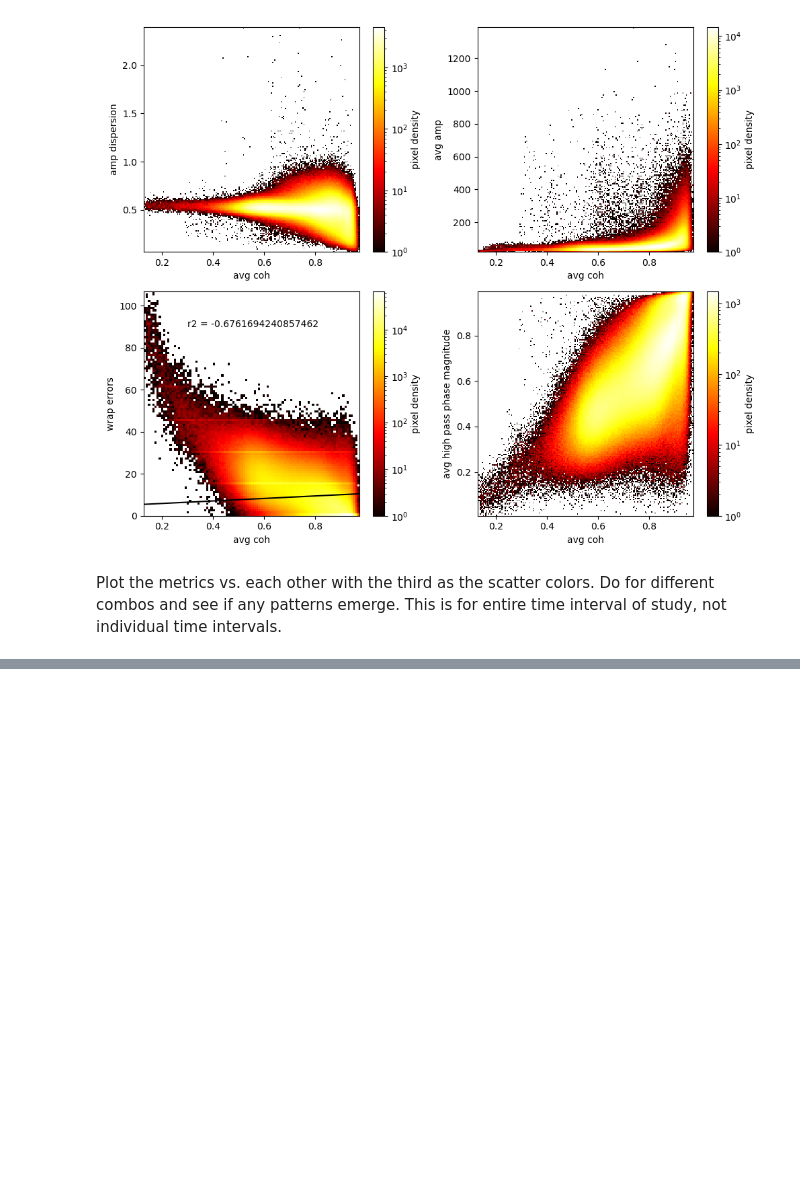
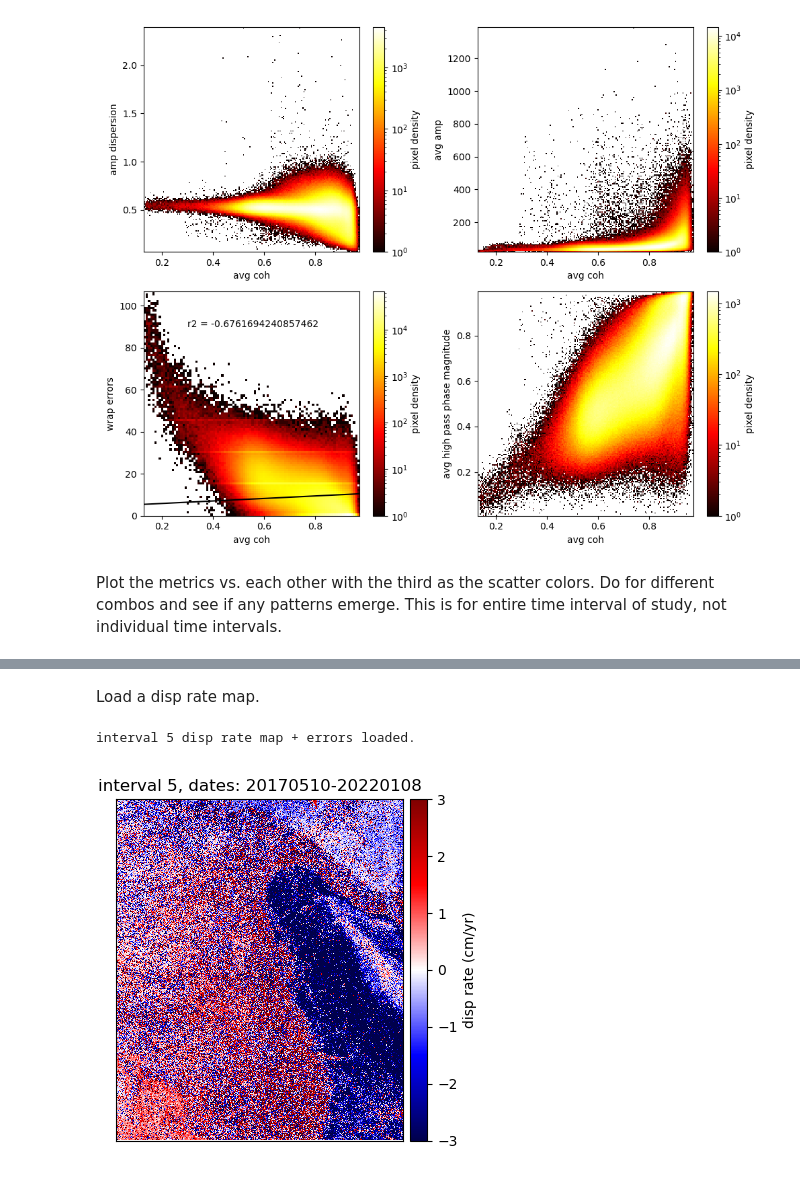
Before and after one commit to opaschall/LagunaSalada, a Jupyter notebook: 17_pixel_populations/plot_avg_coh_vs_other_criteria.ipynb, the cells around one changed output, grey strips where cells are left out. Drawn from its saved outputs; the diff is of its cells as text; code cells hidden in the pictures; blank space fills up the shorter version.

```diff
--- a/17_pixel_populations/plot_avg_coh_vs_other_criteria.ipynb
+++ b/17_pixel_populations/plot_avg_coh_vs_other_criteria.ipynb
@@ -128,0 +138,48 @@ plt.show()
+# %% [markdown]
+Load a disp rate map.
+# %%
+# this one is to pick out the dates
+datesDir = '/data/ocp4/LagunaSalada/Data_and_Figs/cropped_9000_1800_18000_3600/'
+# shape of unwrapped igrams
+# dx = 3000
+# dy = 750
+# larger cropped area with western mountains
+dx = 4000
+dy = 1100
+# load in dates, make sure they are in order
+dates = [os.path.basename(x) for x in glob.glob(datesDir+"SLC_vh/2*")]; dates = sorted(dates)
+nd = len(dates); numIgrams = nd-1
+# set the driver first, only do once.
+#driver=gdal.GetDriverByName('ISCE')
+start_indices = [0,47,108,147,0,0,107]
+end_indices = [46,107,146,numIgrams,88,numIgrams,153] # the last one I just added (4-12-23) as a totally dry period
+num_intervals = len(end_indices)
+# choose 'filt' or 'unfilt'
+key1 = 'unfilt'
+# choose one: 'avg_val' or 'ref_box' or 'ref_pix'
+key2 = 'ref_pix'
+# choose interval
+j = 5; i = j
+# read in disp rate file + rmse file
+fileName = 'interval_'+str(j)+'_'+key1+'_weighted_ref_to_'+key2+'.r4'
+saveDir = '/data/ocp4/LagunaSalada/Data_and_Figs/12_rate_inversions/disp_rate_maps_with_western_mtns/'
+disp_rates = np.ndarray((dy,dx),dtype='float')
+f1 = gdal.Open(saveDir+fileName, gdal.GA_ReadOnly)
+disp_rates = f1.ReadAsArray()
+f1 = None
+print('interval '+str(j)+' disp rate map + errors loaded.')
+# %% [output]
+interval 5 disp rate map + errors loaded.
+# %%
+i = j # for 0-3 I used vmin=-5.0,vmax=5.0, but for 4-5 I used vmin=-3.0, vmax=3.0
+plt.figure(figsize=(4,4),tight_layout=True)
+plt.imshow(disp_rates, aspect='auto', vmin=-3.0,vmax=3.0,\
+            interpolation='nearest')
+plt.colorbar(orientation='vertical',pad=0.02,label='disp rate (cm/yr)')
+plt.set_cmap('seismic')
+plt.xlim([dx,0]); plt.ylim([dy,0])
+plt.xticks([]); plt.yticks([])
+plt.title('interval '+str(i)+', dates: '+str(dates[start_indices[i]])+'-'+str(dates[end_indices[i]]))
+plt.show()
+# %% [output]
+[figure, added]
```
Also changed, not shown: parts of 4 cells of this notebook, 18 other files.
